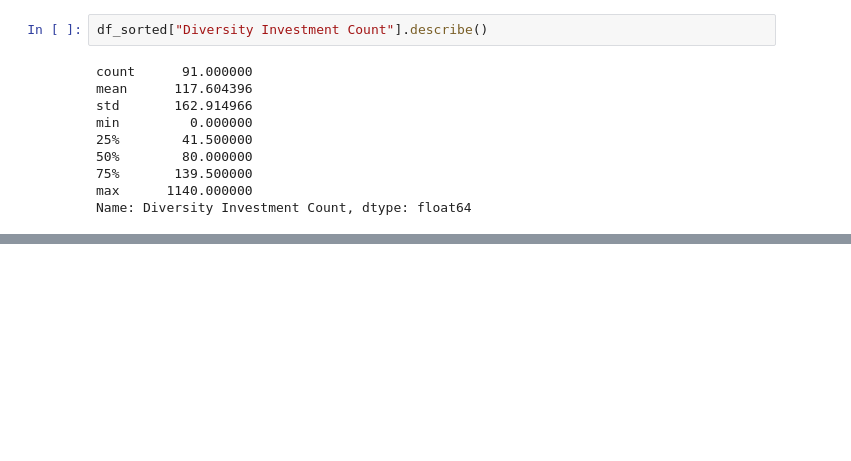
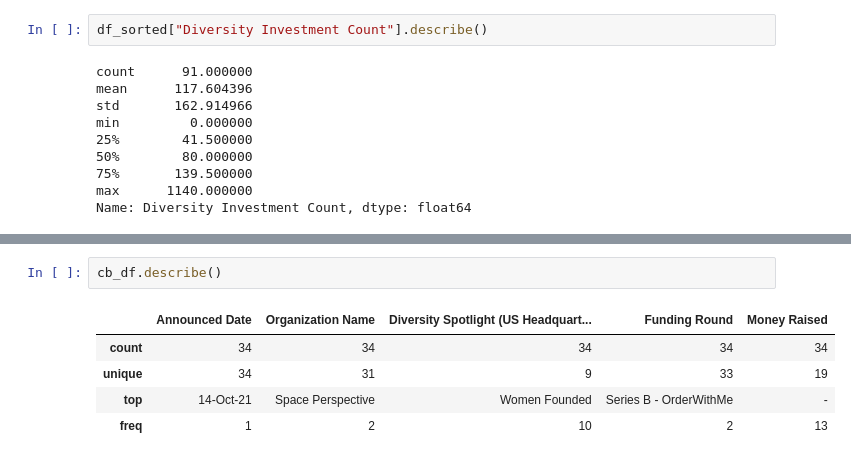
Before and after one commit to Yer1k/Diverse_Led_Funds, a Jupyter notebook: 10_code/Graphs.ipynb, the cells around one changed output, grey strips where cells are left out. Cells and saved outputs as stored; diff of their text form; blank space fills up the shorter version.

```diff
--- a/10_code/Graphs.ipynb
+++ b/10_code/Graphs.ipynb
@@ -321,0 +335,8 @@ Name: Diversity Investment Count, dtype: float64
+# %%
+cb_df.describe()
+# %% [output]
+|  | Announced Date | Organization Name | Diversity Spotlight (US Headquart... | Funding Round | Money Raised |
+| count | 34 | 34 | 34 | 34 | 34 |
+| unique | 34 | 31 | 9 | 33 | 19 |
+| top | 14-Oct-21 | Space Perspective | Women Founded | Series B - OrderWithMe | - |
+| freq | 1 | 2 | 10 | 2 | 13 |
```
Also changed, not shown: parts of 12 cells of this notebook, 1 other file.
